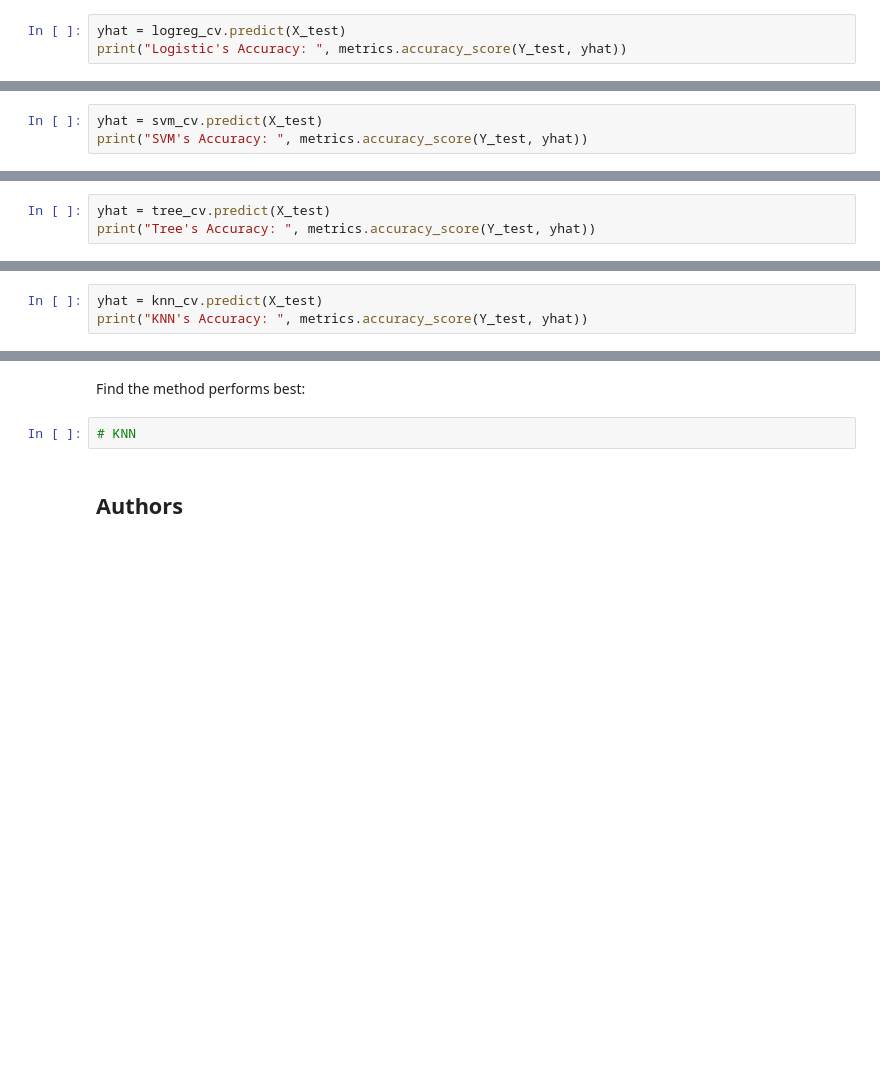
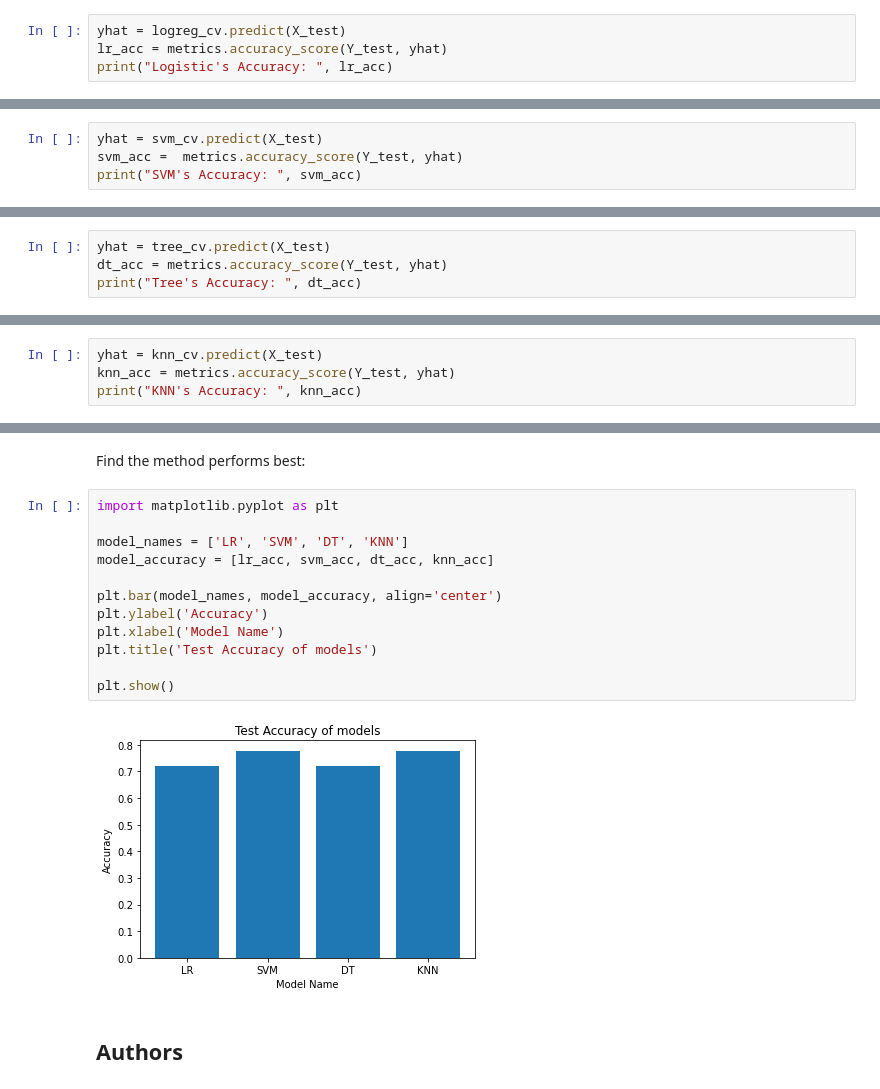
Before and after one commit to tsakas96/IBM_Data_Science_Capstone_SpaceY, a Jupyter notebook: SpaceX_Machine Learning Prediction_Part_5.ipynb, the cells around one changed output, grey strips where cells are left out. Cells and saved outputs as stored; diff of their text form; blank space fills up the shorter version.

```diff
--- a/SpaceX_Machine Learning Prediction_Part_5.ipynb
+++ b/SpaceX_Machine Learning Prediction_Part_5.ipynb
@@ -186,7 +186,8 @@ accuracy : 0.8357142857142857
 Calculate the accuracy on the test data using the method <code>score</code>:
 # %%
 yhat = logreg_cv.predict(X_test)
-print("Logistic's Accuracy: ", metrics.accuracy_score(Y_test, yhat))
+lr_acc = metrics.accuracy_score(Y_test, yhat)
+print("Logistic's Accuracy: ", lr_acc)
 # %% [output]
 Logistic's Accuracy:  0.7222222222222222
 # %% [markdown]
@@ -229,7 +230,8 @@ accuracy : 0.8625
 Calculate the accuracy on the test data using the method <code>score</code>:
 # %%
 yhat = svm_cv.predict(X_test)
-print("SVM's Accuracy: ", metrics.accuracy_score(Y_test, yhat))
+svm_acc =  metrics.accuracy_score(Y_test, yhat)
+print("SVM's Accuracy: ", svm_acc)
 # %% [output]
 SVM's Accuracy:  0.7777777777777778
 # %% [markdown]
@@ -275,7 +277,8 @@ accuracy : 0.9321428571428573
 Calculate the accuracy of tree_cv on the test data using the method <code>score</code>:
 # %%
 yhat = tree_cv.predict(X_test)
-print("Tree's Accuracy: ", metrics.accuracy_score(Y_test, yhat))
+dt_acc = metrics.accuracy_score(Y_test, yhat)
+print("Tree's Accuracy: ", dt_acc)
 # %% [output]
 Tree's Accuracy:  0.7222222222222222
 # %% [markdown]
@@ -315,7 +318,8 @@ accuracy : 0.8767857142857143
 Calculate the accuracy of knn_cv on the test data using the method <code>score</code>:
 # %%
 yhat = knn_cv.predict(X_test)
-print("KNN's Accuracy: ", metrics.accuracy_score(Y_test, yhat))
+knn_acc = metrics.accuracy_score(Y_test, yhat)
+print("KNN's Accuracy: ", knn_acc)
 # %% [output]
 KNN's Accuracy:  0.7777777777777778
 # %% [markdown]
@@ -329,8 +333,20 @@ plot_confusion_matrix(Y_test,yhat)
 ## TASK  12
 # %% [markdown]
 Find the method performs best:
-# %%
-# KNN
+# %%
+import matplotlib.pyplot as plt
+
+model_names = ['LR', 'SVM', 'DT', 'KNN']
+model_accuracy = [lr_acc, svm_acc, dt_acc, knn_acc]
+
+plt.bar(model_names, model_accuracy, align='center')
+plt.ylabel('Accuracy')
+plt.xlabel('Model Name')
+plt.title('Test Accuracy of models')
+
+plt.show()
+# %% [output]
+[figure, added]
 # %% [markdown]
 ## Authors
 # %% [markdown]
```
Also changed, not shown: parts of 1 cell of this notebook.
